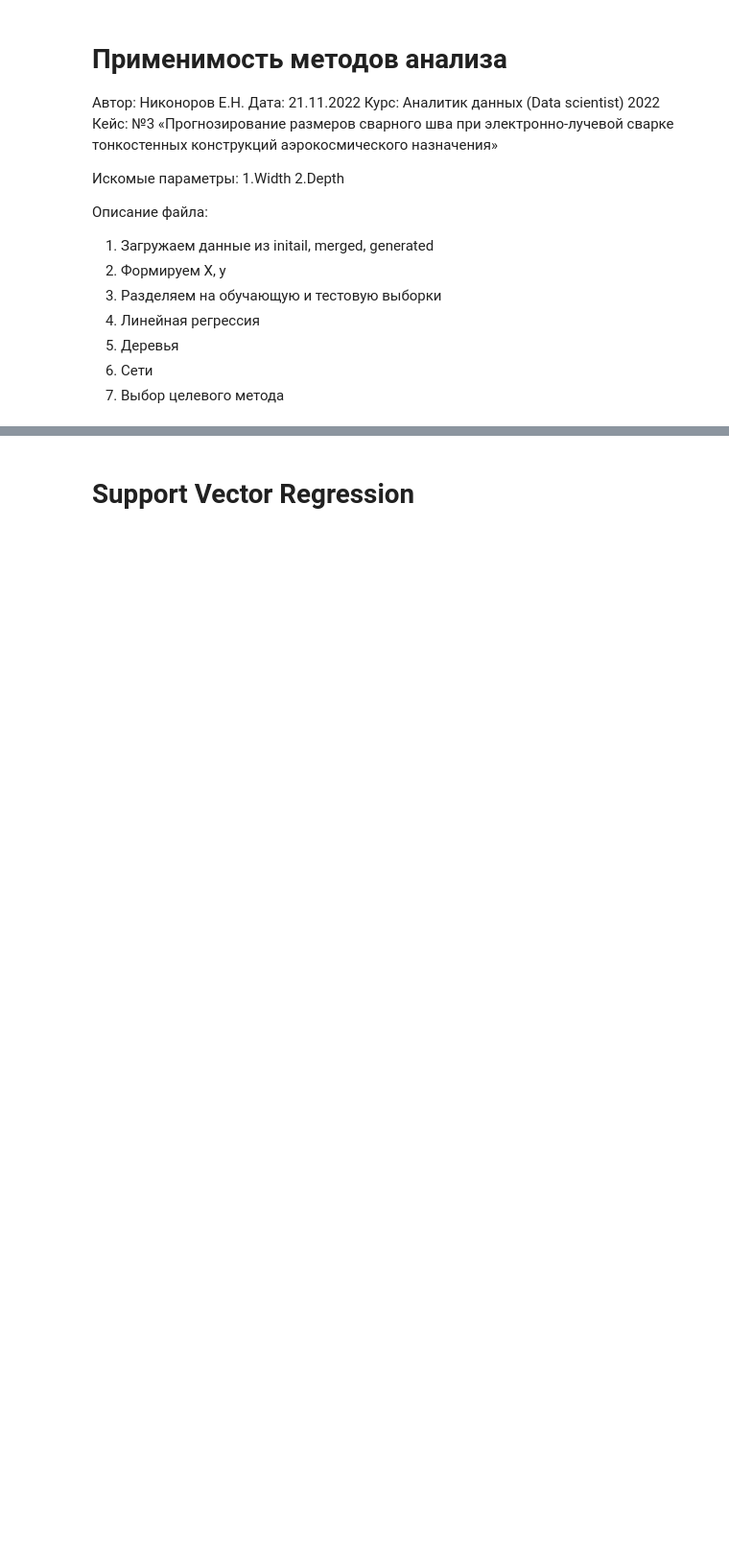
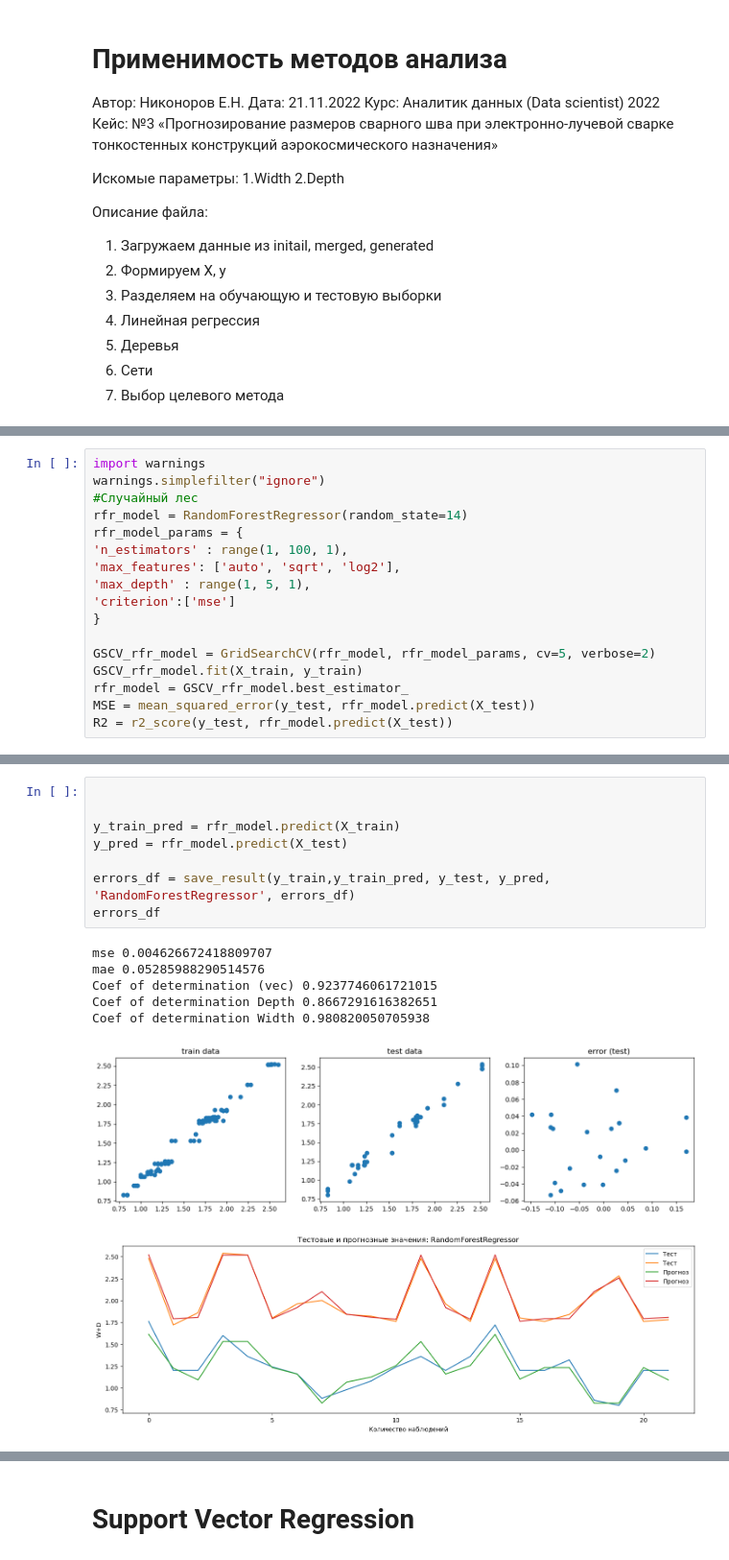
Before and after one commit to evgnikonorov/ML-Flask-app, a Jupyter notebook: 2.Algo_analysis/Methods_test.ipynb, the cells around one changed output, grey strips where cells are left out. Shown at 96% size. Saved outputs shown, nothing was run; the diff lists cells and outputs as text; blank space fills up the shorter version.

```diff
--- a/2.Algo_analysis/Methods_test.ipynb
+++ b/2.Algo_analysis/Methods_test.ipynb
@@ -106,0 +203,17 @@ array([0.7863517 , 0.76685341, 0.77752661, 0.77061049, 0.82784119])
+# %%
+import warnings
+warnings.simplefilter("ignore")
+#Случайный лес
+rfr_model = RandomForestRegressor(random_state=14)
+rfr_model_params = {
+'n_estimators' : range(1, 100, 1),
+'max_features': ['auto', 'sqrt', 'log2'],
+'max_depth' : range(1, 5, 1),
+'criterion':['mse']
+}
+
+GSCV_rfr_model = GridSearchCV(rfr_model, rfr_model_params, cv=5, verbose=2)
+GSCV_rfr_model.fit(X_train, y_train)
+rfr_model = GSCV_rfr_model.best_estimator_
+MSE = mean_squared_error(y_test, rfr_model.predict(X_test))
+R2 = r2_score(y_test, rfr_model.predict(X_test))
@@ -106,0 +238,16 @@ array([0.7863517 , 0.76685341, 0.77752661, 0.77061049, 0.82784119])
+# %%
+
+
+y_train_pred = rfr_model.predict(X_train)
+y_pred = rfr_model.predict(X_test)
+
+errors_df = save_result(y_train,y_train_pred, y_test, y_pred, 'RandomForestRegressor', errors_df)
+errors_df
+# %% [output]
+mse 0.004626672418809707
+mae 0.05285988290514576
+Coef of determination (vec) 0.9237746061721015
+Coef of determination Depth 0.8667291616382651
+Coef of determination Width 0.980820050705938
+[figure, added]
+[figure, added]
```
Also changed, not shown: parts of 46 cells of this notebook, 11 other files.
